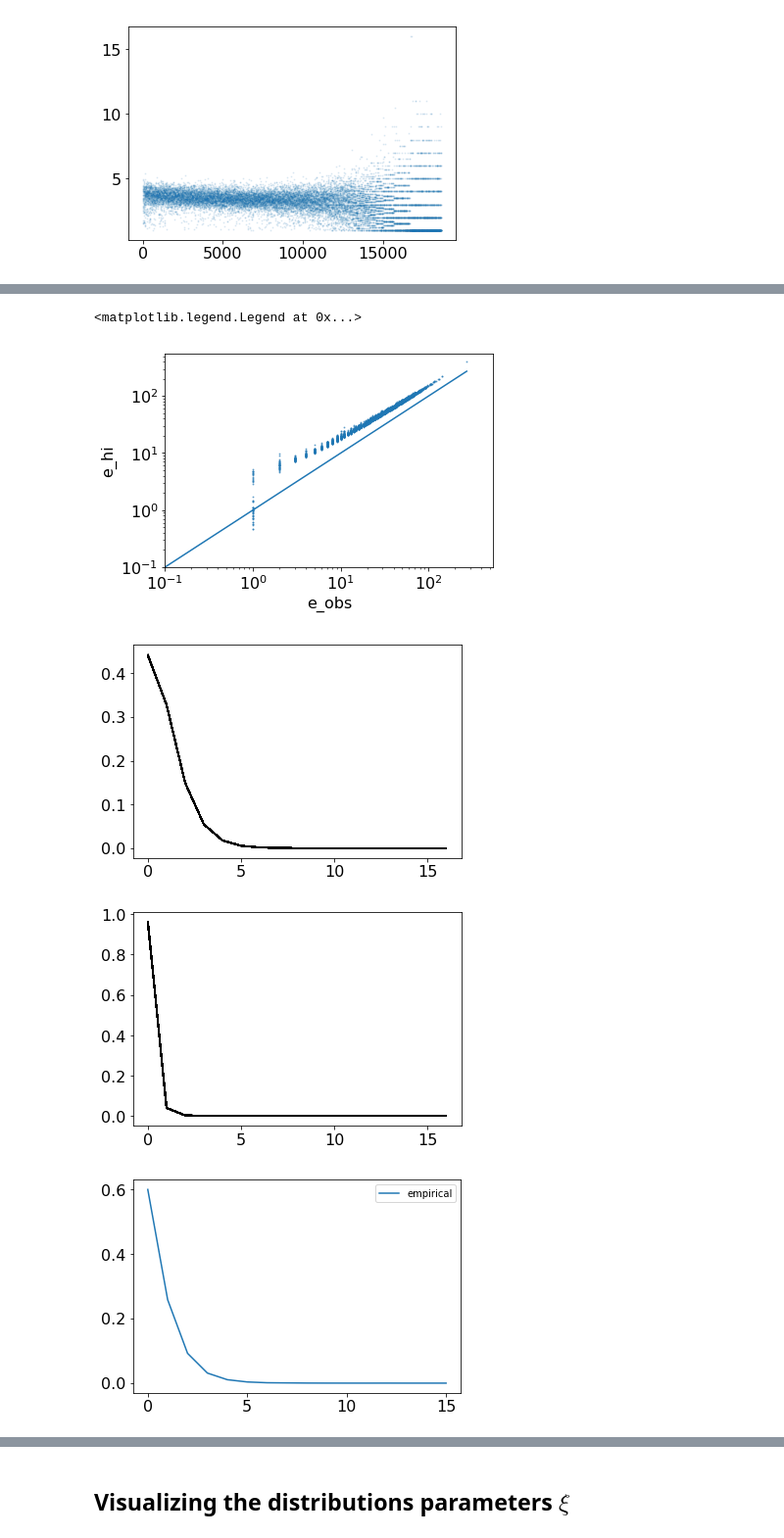
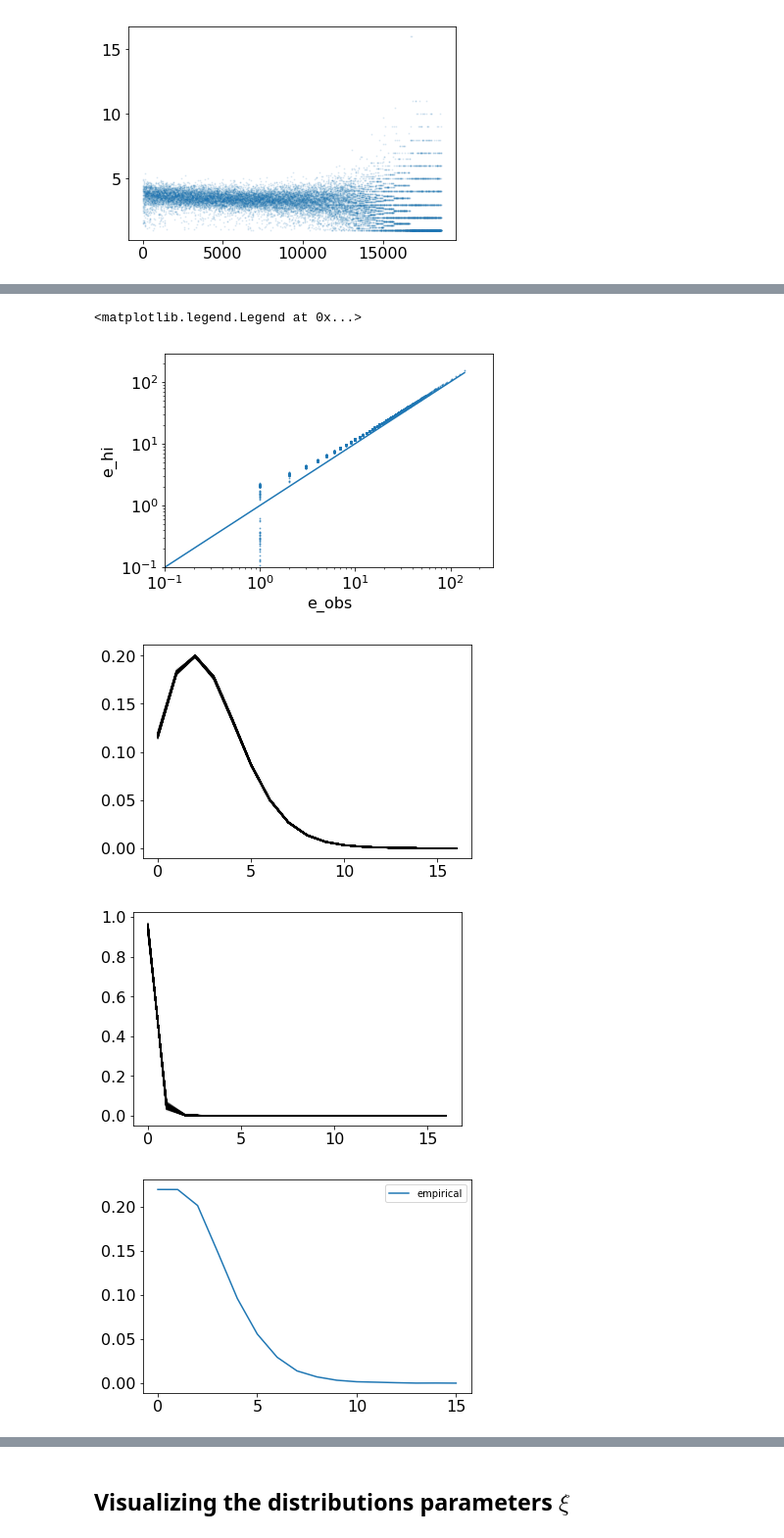
Before and after one commit to broadinstitute/CellBender, a Jupyter notebook: proto/chimera/notebooks/dtm_exploration.ipynb, the cells around one changed output, grey strips where cells are left out. Shown at 98% size. Saved outputs shown, nothing was run; the diff lists cells and outputs as text; code cells hidden in the pictures.

```diff
--- a/proto/chimera/notebooks/dtm_exploration.ipynb
+++ b/proto/chimera/notebooks/dtm_exploration.ipynb
@@ -114,8 +114,8 @@ Number of retained genes: 18646
 ## Model, training, and regularization configuration
 # %%
 init_params_dict = {
-    'chimera.alpha_c': 0.1,
-    'chimera.beta_c': 0.1,
+    'chimera.alpha_c': 0.05,
+    'chimera.beta_c': 0.05,
     'fsd.gmm_num_components': 1,
     'fsd.gmm_dirichlet_concentration': 1.0,
     'fsd.gmm_min_weight_per_component': 1e-3,
@@ -541,24 +563,24 @@ with torch.no_grad():
 # %%
-gene_index = 6
+gene_index = 35
 
 sampler = PosteriorGeneExpressionSampler(model, device, dtype)
-# expr_dict = sampler.get_gene_expression_posterior_sampling_summary(
+expr_dict = sampler.get_gene_expression_posterior_sampling_summary(
+    gene_index=gene_index,
+    n_proposals_omega=20,
+    n_particles_omega=10,
+    n_particles_cell=5,
+    n_particles_expression=10,
+    cell_shard_size=500,
+    run_mode="full",
+    only_expressing_cells=False)
+# expr_dict =  sampler.get_gene_expression_posterior_moments_summary(
 #     gene_index=gene_index,
-#     n_proposals_omega=50,
-#     n_particles_omega=10,
-#     n_particles_cell=10,
-#     n_particles_expression=10,
-#     cell_shard_size=50,
-#     run_mode="full",
-#     only_expressing_cells=True)
-expr_dict =  sampler.get_gene_expression_posterior_moments_summary(
-    gene_index=gene_index,
-    n_particles_omega=100,
-    n_particles_cell=1,
-    cell_shard_size=1000,
-    only_expressing_cells=True,
-    run_mode='full',
-    mode_estimation_strategy='lower_bound')
+#     n_particles_omega=100,
+#     n_particles_cell=1,
+#     cell_shard_size=1000,
+#     only_expressing_cells=False,
+#     run_mode='full',
+#     mode_estimation_strategy='lower_bound')
 
 e_hi = expr_dict['e_hi_mean']
 mu_e_hi_g, phi_e_hi_g, logit_p_zero_e_hi_g = model._decode_e_hi_zeta(
@@ -643,8 +665,8 @@ mean_e_hi (prior): 60.697330474853516
 <matplotlib.legend.Legend at 0x...>
-[figure, old version]
+[figure, new version]
-[figure, old version]
+[figure, new version]
 [figure]
-[figure, old version]
+[figure, new version]
 # %%
 plt.figure(figsize=(18,4))
 
```
Also changed, not shown: parts of 16 cells of this notebook.
